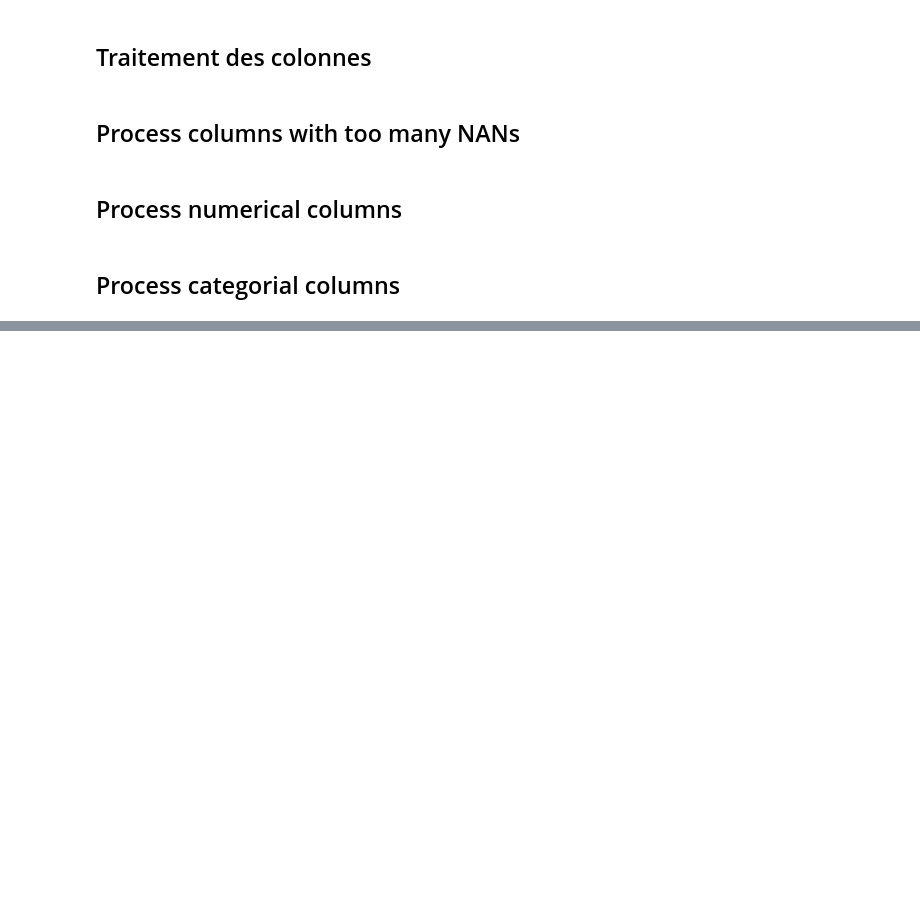
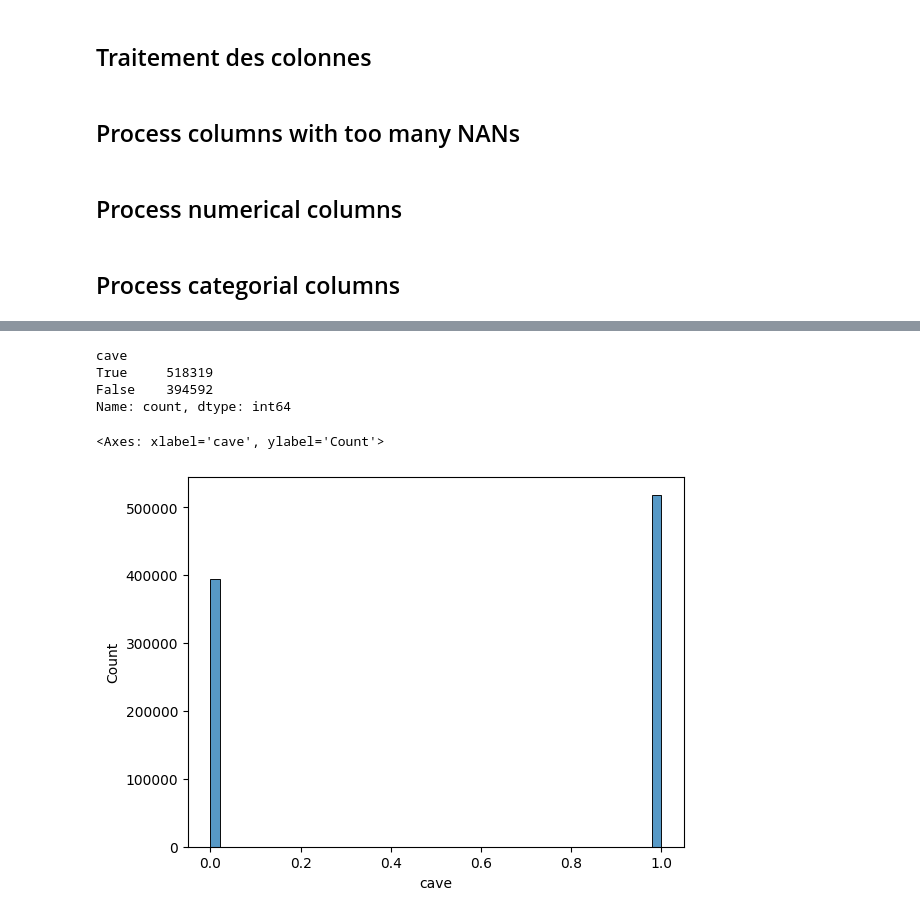
Before and after one commit to Clement2169/immocv, a Jupyter notebook: notebooks/TraitementAppartement-V1.ipynb, the cells around one changed output, grey strips where cells are left out. Drawn from its saved outputs; the diff is of its cells as text; code cells hidden in the pictures; blank space fills up the shorter version.

```diff
--- a/notebooks/TraitementAppartement-V1.ipynb
+++ b/notebooks/TraitementAppartement-V1.ipynb
@@ -300,0 +462,11 @@ print (df[columns].isna().sum())
+# %%
+print(df["cave"].value_counts())
+df["cave"] = df["cave"].replace(to_replace=[False,True],value=[0,1])
+sns.histplot(df["cave"])
+# %% [output]
+cave
+True     518319
+False    394592
+Name: count, dtype: int64
+<Axes: xlabel='cave', ylabel='Count'>
+[figure, added]
```
Also changed, not shown: parts of 13 cells of this notebook.
